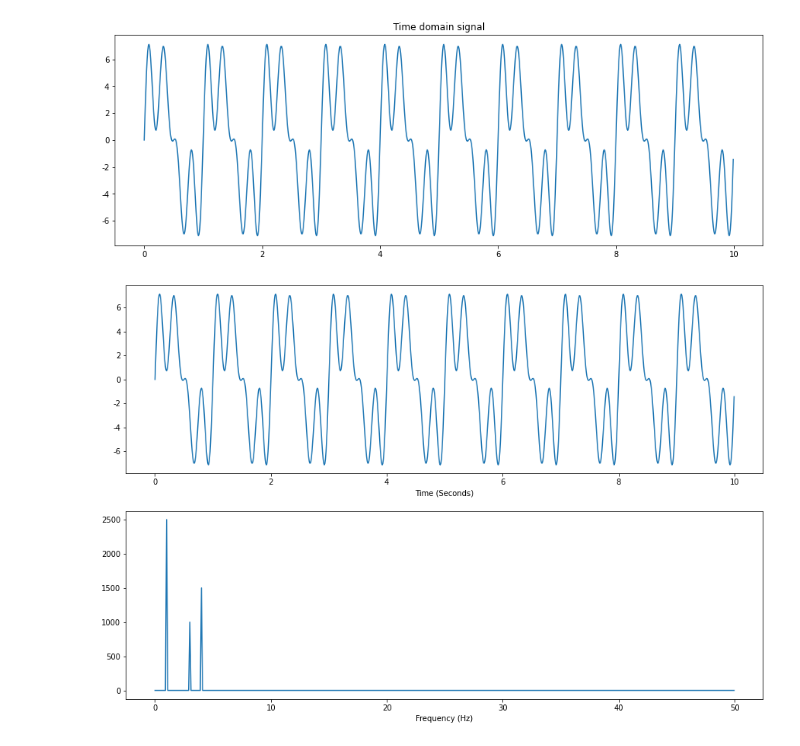
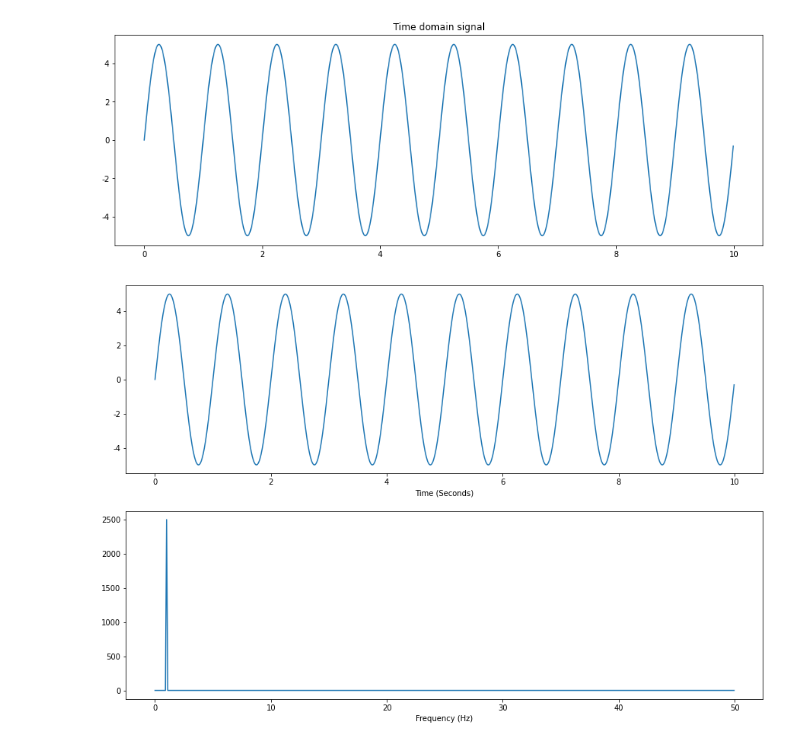
Before and after one commit to BigMountainTiger/python-excercise-repository, a Jupyter notebook: librosa_example/frequency-domain/FFT_experiment.ipynb, the cells around one changed output. Cells and saved outputs as stored; diff of their text form; code cells hidden in the pictures.

```diff
--- a/librosa_example/frequency-domain/FFT_experiment.ipynb
+++ b/librosa_example/frequency-domain/FFT_experiment.ipynb
@@ -13,31 +13,35 @@ plt.rcParams['axes.unicode_minus']=False
 # %%
 def get_sinusoid(AFP, LS):
 
     (A, f, phase) = AFP
     (L, step) = LS
 
     sinusoid = np.zeros(int(L/step))
     for i, _ in enumerate(sinusoid):
         sinusoid[i] = A * np.sin(2 * np.pi * (f * step * i + phase))
 
     return sinusoid
 
 LS = (L, step) = (10, 0.01)
 
 s1 = get_sinusoid((5, 1, 0), LS)
 s2 = get_sinusoid((2, 3, 0), LS)
 s3 = get_sinusoid((3, 4, 0), LS)
 
 signal = s1 + s2 + s3
+signal = s1
+
 t = np.arange(s1.size) * step
 
 plt.figure(figsize=(15,5))
 plt.plot(t, signal)
 plt.title('Time domain signal')
 plt.show()
 # %% [output]
-[figure, old version]
+[figure, new version]
 # %%
+# The amplitude is related to the length of the signal
+
 def plot_magnitude_spectrum(signal_info, f_ratio=1):
     (signal, sr) = signal_info
 
@@ -59,4 +63,4 @@ def plot_magnitude_spectrum(signal_info, f_ratio=1):
 
 plot_magnitude_spectrum((signal, 1/step), 0.5)
 # %% [output]
-[figure, old version]
+[figure, new version]
```
